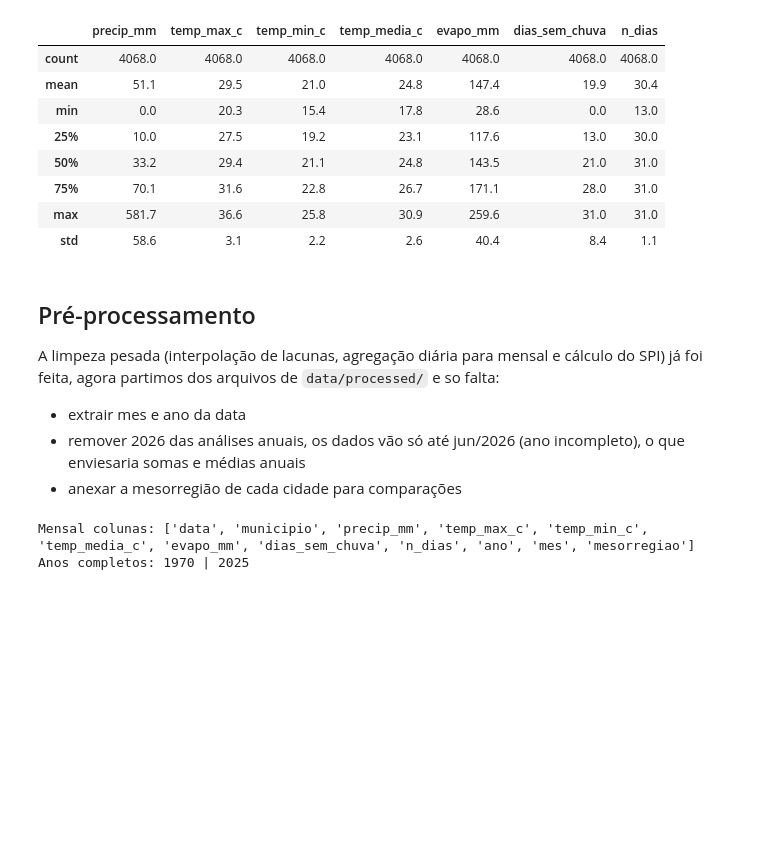
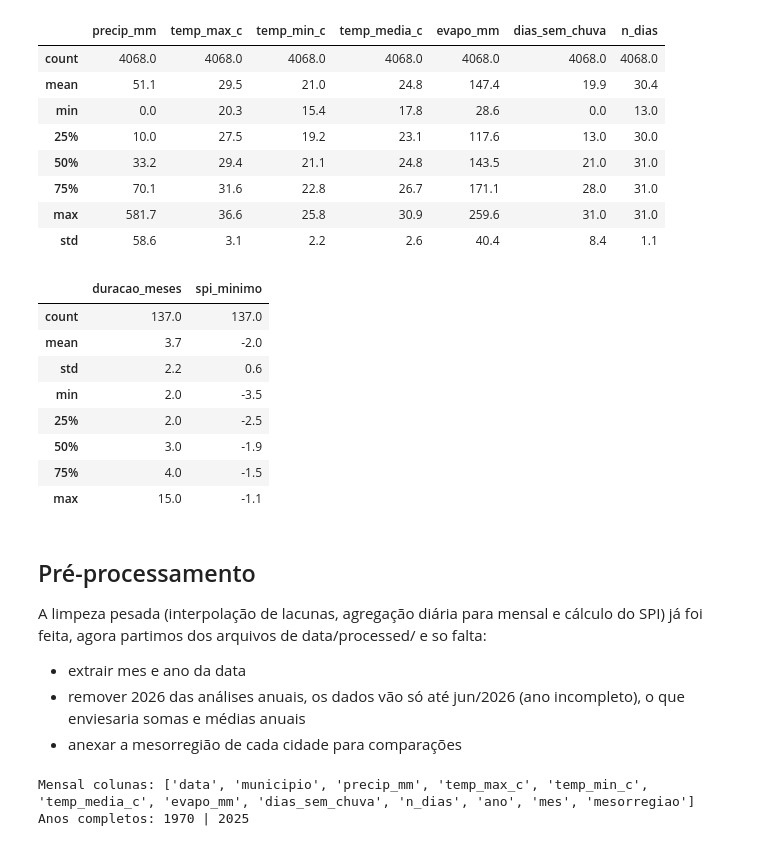
Before and after one commit to pedroborraz/estiagem-pe-timeseries, a Jupyter notebook: notebooks/relatorio-final.ipynb, the cells around one changed output. Cells and saved outputs as stored; diff of their text form; code cells hidden in the pictures; blank space fills up the shorter version.

```diff
--- a/notebooks/relatorio-final.ipynb
+++ b/notebooks/relatorio-final.ipynb
@@ -101,10 +101,22 @@ mensal.describe().drop(columns='data').round(1)
 | 75% | 70.1 | 31.6 | 22.8 | 26.7 | 171.1 | 28.0 | 31.0 |
 | max | 581.7 | 36.6 | 25.8 | 30.9 | 259.6 | 31.0 | 31.0 |
 | std | 58.6 | 3.1 | 2.2 | 2.6 | 40.4 | 8.4 | 1.1 |
+# %%
+eventos.describe().round(1)
+# %% [output]
+|  | duracao_meses | spi_minimo |
+| count | 137.0 | 137.0 |
+| mean | 3.7 | -2.0 |
+| std | 2.2 | 0.6 |
+| min | 2.0 | -3.5 |
+| 25% | 2.0 | -2.5 |
+| 50% | 3.0 | -1.9 |
+| 75% | 4.0 | -1.5 |
+| max | 15.0 | -1.1 |
 # %% [markdown]
 ## Pré-processamento
 
-A limpeza pesada (interpolação de lacunas, agregação diária para mensal e cálculo do SPI) já foi feita, agora partimos dos arquivos de `data/processed/` e so falta:
+A limpeza pesada (interpolação de lacunas, agregação diária para mensal e cálculo do SPI) já foi feita, agora partimos dos arquivos de data/processed/ e so falta:
 
 - extrair mes e ano da data
 - remover 2026 das análises anuais, os dados vão só até jun/2026 (ano incompleto), o que
```
Also changed, not shown: parts of 14 cells of this notebook.
